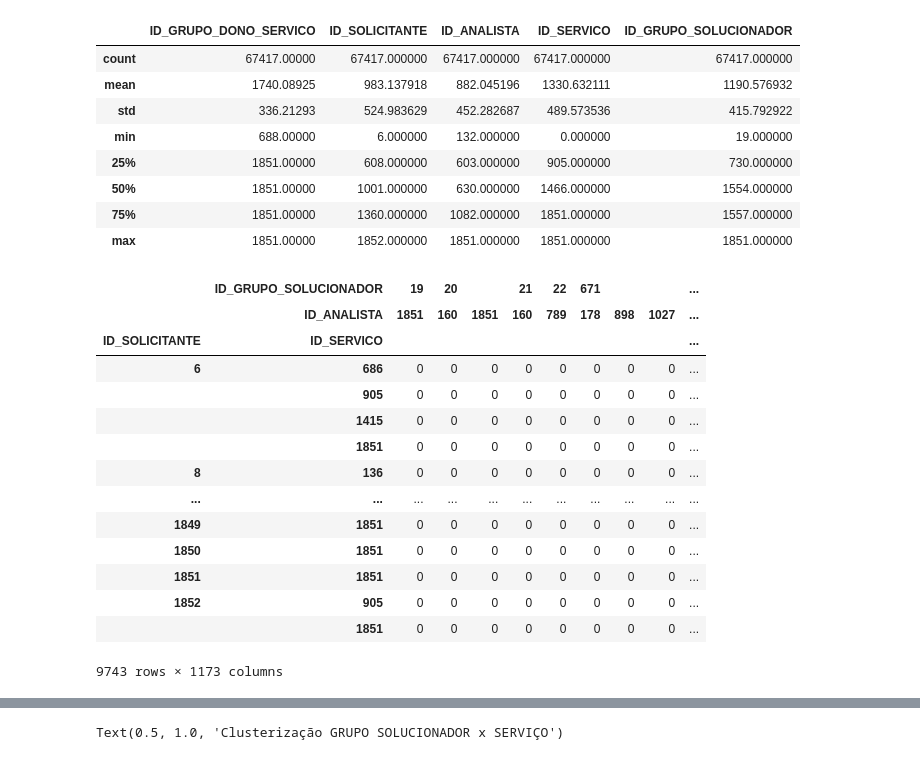
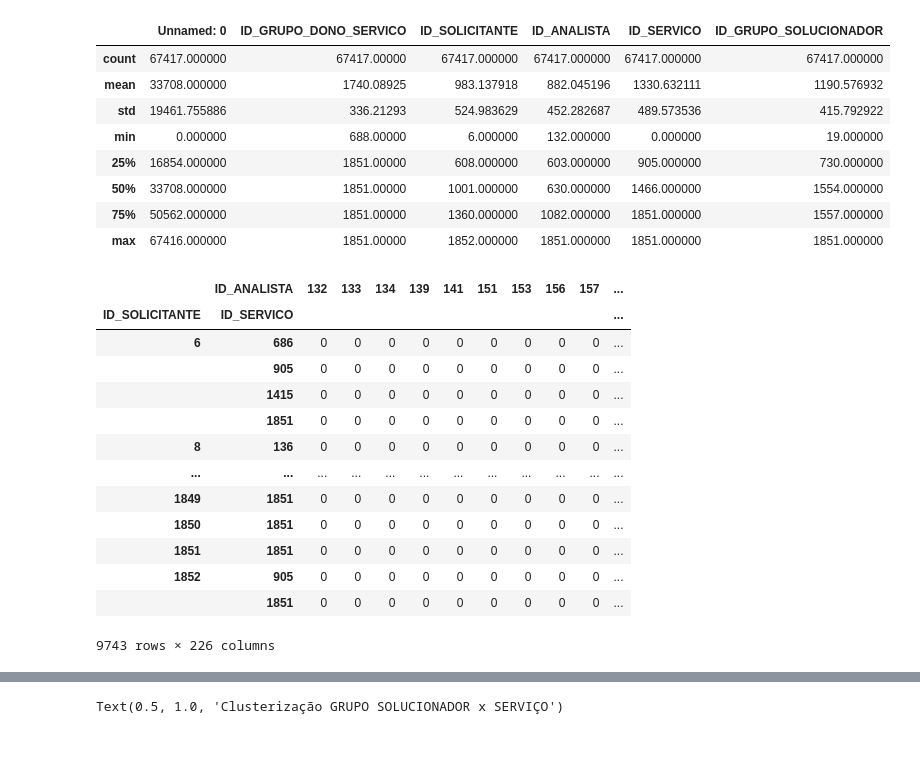
Before and after one commit to 6abi/servicePrediction, a Jupyter notebook: K_Means_Clustering_with_Scikit_Learn-Copy1.ipynb, the cells around one changed output, grey strips where cells are left out. Drawn from its saved outputs; the diff is of its cells as text; code cells hidden in the pictures.

```diff
--- a/K_Means_Clustering_with_Scikit_Learn-Copy1.ipynb
+++ b/K_Means_Clustering_with_Scikit_Learn-Copy1.ipynb
@@ -19,7 +19,7 @@ os.environ['TF_CPP_MIN_LOG_LEVEL'] = '2'
 # %%
 import io
 data_file = pd.read_excel('idGabarito.xlsx',sheet_name = "Planilha identificadores ITSM")
-df = data_file[['ID_GRUPO_DONO_SERVICO','ID_SOLICITANTE', 'ID_ANALISTA', 'ID_SERVICO', 'ID_GRUPO_SOLUCIONADOR', 'GRUPO_SOLUCIONADOR']]
+df = data_file
 # %%
 #Exploring data
 df.head()
@@ -33,31 +33,30 @@ df.head()
 # %%
 df.describe()
 # %% [output]
-|  | ID_GRUPO_DONO_SERVICO | ID_SOLICITANTE | ID_ANALISTA | ID_SERVICO | ID_GRUPO_SOLUCIONADOR |
-| count | 67417.00000 | 67417.000000 | 67417.000000 | 67417.000000 | 67417.000000 |
-| mean | 1740.08925 | 983.137918 | 882.045196 | 1330.632111 | 1190.576932 |
-| std | 336.21293 | 524.983629 | 452.282687 | 489.573536 | 415.792922 |
-| min | 688.00000 | 6.000000 | 132.000000 | 0.000000 | 19.000000 |
-| 25% | 1851.00000 | 608.000000 | 603.000000 | 905.000000 | 730.000000 |
-| 50% | 1851.00000 | 1001.000000 | 630.000000 | 1466.000000 | 1554.000000 |
-| 75% | 1851.00000 | 1360.000000 | 1082.000000 | 1851.000000 | 1557.000000 |
-| max | 1851.00000 | 1852.000000 | 1851.000000 | 1851.000000 | 1851.000000 |
+|  | Unnamed: 0 | ID_GRUPO_DONO_SERVICO | ID_SOLICITANTE | ID_ANALISTA | ID_SERVICO | ID_GRUPO_SOLUCIONADOR |
+| count | 67417.000000 | 67417.00000 | 67417.000000 | 67417.000000 | 67417.000000 | 67417.000000 |
+| mean | 33708.000000 | 1740.08925 | 983.137918 | 882.045196 | 1330.632111 | 1190.576932 |
+| std | 19461.755886 | 336.21293 | 524.983629 | 452.282687 | 489.573536 | 415.792922 |
+| min | 0.000000 | 688.00000 | 6.000000 | 132.000000 | 0.000000 | 19.000000 |
+| 25% | 16854.000000 | 1851.00000 | 608.000000 | 603.000000 | 905.000000 | 730.000000 |
+| 50% | 33708.000000 | 1851.00000 | 1001.000000 | 630.000000 | 1466.000000 | 1554.000000 |
+| 75% | 50562.000000 | 1851.00000 | 1360.000000 | 1082.000000 | 1851.000000 | 1557.000000 |
+| max | 67416.000000 | 1851.00000 | 1852.000000 | 1851.000000 | 1851.000000 | 1851.000000 |
 # %%
-df1 = pd.crosstab(index = [df['ID_SOLICITANTE'], df['ID_SERVICO']], columns = [df['ID_GRUPO_SOLUCIONADOR'], df['ID_ANALISTA']])
+df1 = pd.crosstab(index = [df['ID_SOLICITANTE'], df['ID_SERVICO']], columns = df['ID_ANALISTA'])
 df1
 # %% [output]
-|  | ID_GRUPO_SOLUCIONADOR | 19 | 20 |  | 21 | 22 | 671 |  |  | ... |
-|  | ID_ANALISTA | 1851 | 160 | 1851 | 160 | 789 | 178 | 898 | 1027 | ... |
-| ID_SOLICITANTE | ID_SERVICO |  |  |  |  |  |  |  |  | ... |
-| 6 | 686 | 0 | 0 | 0 | 0 | 0 | 0 | 0 | 0 | ... |
-|  | 905 | 0 | 0 | 0 | 0 | 0 | 0 | 0 | 0 | ... |
-|  | 1415 | 0 | 0 | 0 | 0 | 0 | 0 | 0 | 0 | ... |
-|  | 1851 | 0 | 0 | 0 | 0 | 0 | 0 | 0 | 0 | ... |
-| 8 | 136 | 0 | 0 | 0 | 0 | 0 | 0 | 0 | 0 | ... |
-| ... | ... | ... | ... | ... | ... | ... | ... | ... | ... | ... |
-| 1849 | 1851 | 0 | 0 | 0 | 0 | 0 | 0 | 0 | 0 | ... |
-| 1850 | 1851 | 0 | 0 | 0 | 0 | 0 | 0 | 0 | 0 | ... |
-| 1851 | 1851 | 0 | 0 | 0 | 0 | 0 | 0 | 0 | 0 | ... |
-| 1852 | 905 | 0 | 0 | 0 | 0 | 0 | 0 | 0 | 0 | ... |
-|  | 1851 | 0 | 0 | 0 | 0 | 0 | 0 | 0 | 0 | ... |
+|  | ID_ANALISTA | 132 | 133 | 134 | 139 | 141 | 151 | 153 | 156 | 157 | ... |
+| ID_SOLICITANTE | ID_SERVICO |  |  |  |  |  |  |  |  |  | ... |
+| 6 | 686 | 0 | 0 | 0 | 0 | 0 | 0 | 0 | 0 | 0 | ... |
+|  | 905 | 0 | 0 | 0 | 0 | 0 | 0 | 0 | 0 | 0 | ... |
+|  | 1415 | 0 | 0 | 0 | 0 | 0 | 0 | 0 | 0 | 0 | ... |
+|  | 1851 | 0 | 0 | 0 | 0 | 0 | 0 | 0 | 0 | 0 | ... |
+| 8 | 136 | 0 | 0 | 0 | 0 | 0 | 0 | 0 | 0 | 0 | ... |
+| ... | ... | ... | ... | ... | ... | ... | ... | ... | ... | ... | ... |
+| 1849 | 1851 | 0 | 0 | 0 | 0 | 0 | 0 | 0 | 0 | 0 | ... |
+| 1850 | 1851 | 0 | 0 | 0 | 0 | 0 | 0 | 0 | 0 | 0 | ... |
+| 1851 | 1851 | 0 | 0 | 0 | 0 | 0 | 0 | 0 | 0 | 0 | ... |
+| 1852 | 905 | 0 | 0 | 0 | 0 | 0 | 0 | 0 | 0 | 0 | ... |
+|  | 1851 | 0 | 0 | 0 | 0 | 0 | 0 | 0 | 0 | 0 | ... |
-9743 rows × 1173 columns
+9743 rows × 226 columns
```
Also changed, not shown: parts of 15 cells of this notebook, 1 other file.
